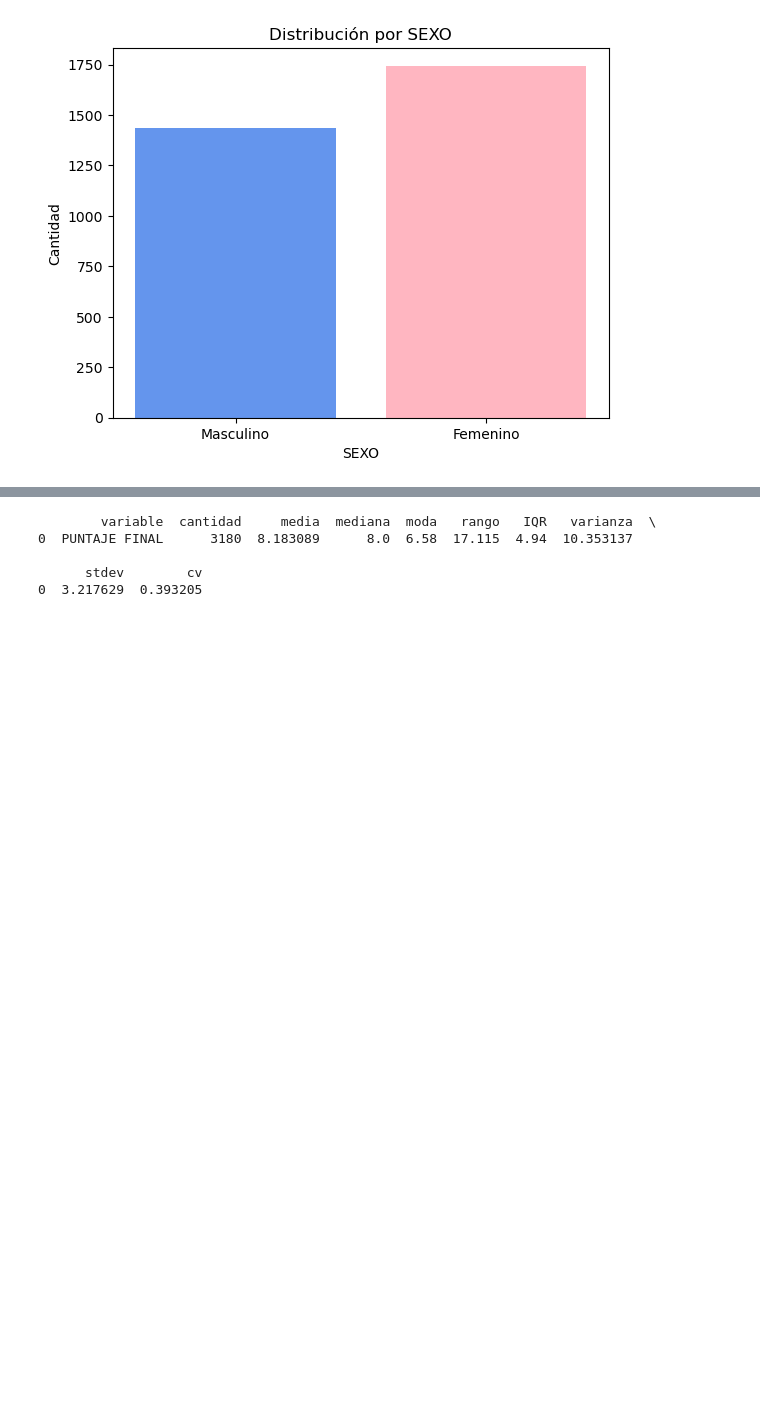
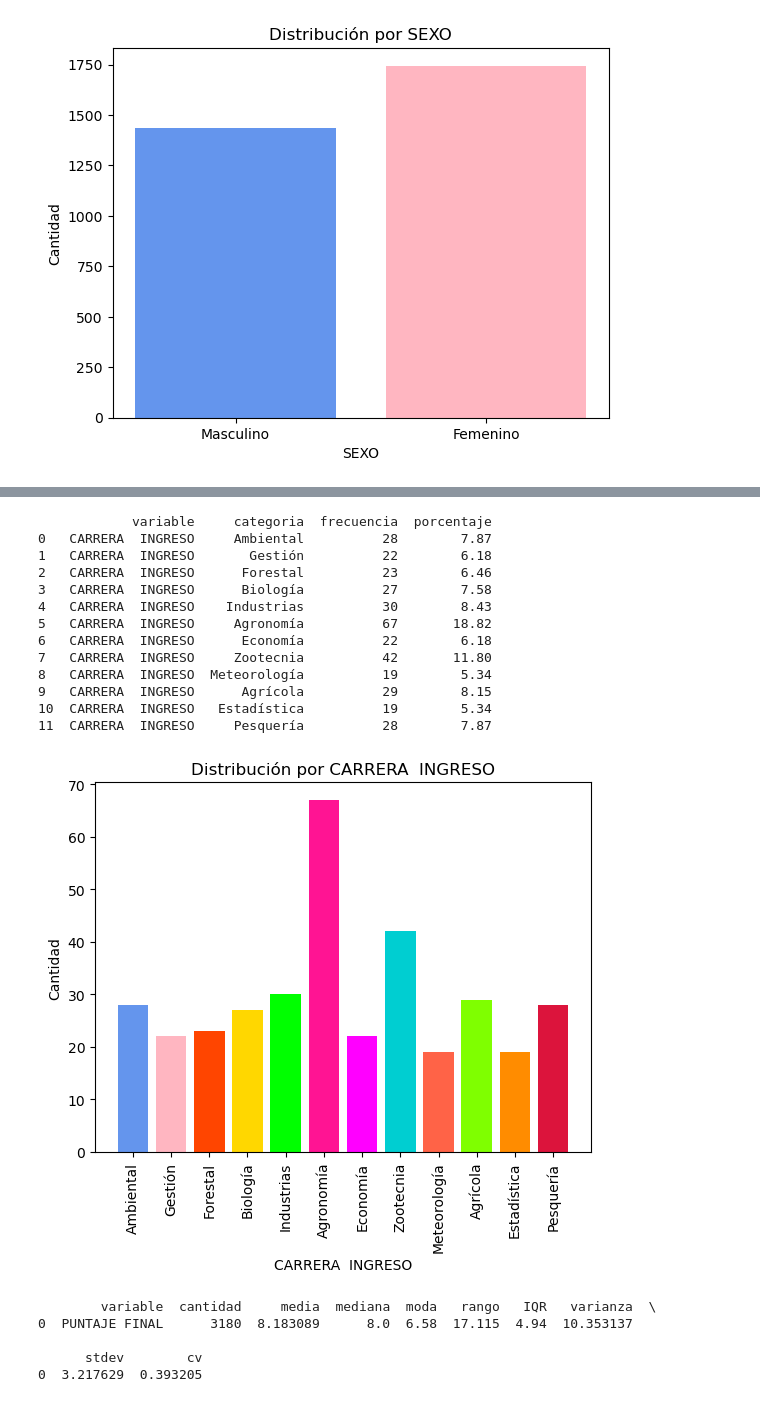
Before and after one commit to Lupinthethird2/GrupoLP2, a Jupyter notebook: proyecto_1.ipynb, the cells around one changed output, grey strips where cells are left out. Drawn from its saved outputs; the diff is of its cells as text; code cells hidden in the pictures; blank space fills up the shorter version.

Commit message:
Añadiendo un grafico de distribución de Ingresantes

```diff
--- a/proyecto_1.ipynb
+++ b/proyecto_1.ipynb
@@ -251,3 +262,26 @@ analizador_sexo.bar_plot()
+# %%
+# Prueba Categorica(Sexo)
+df_filtrado = df_postulantes[df_postulantes["CARRERA INGRESO"] != "NO INGRESÓ"]
+datos_carrera_ingreso = df_filtrado["CARRERA INGRESO"].tolist()
+analizador_carrera_ingreso = EstadisticasCat("CARRERA  INGRESO", datos_carrera_ingreso)
+print(analizador_carrera_ingreso.summary())
+#Grafico de barras
+analizador_carrera_ingreso.bar_plot()
+# %% [output]
+            variable     categoria  frecuencia  porcentaje
+0   CARRERA  INGRESO     Ambiental          28        7.87
+1   CARRERA  INGRESO       Gestión          22        6.18
+2   CARRERA  INGRESO      Forestal          23        6.46
+3   CARRERA  INGRESO      Biología          27        7.58
+4   CARRERA  INGRESO    Industrias          30        8.43
+5   CARRERA  INGRESO     Agronomía          67       18.82
+6   CARRERA  INGRESO      Economía          22        6.18
+7   CARRERA  INGRESO     Zootecnia          42       11.80
+8   CARRERA  INGRESO  Meteorología          19        5.34
+9   CARRERA  INGRESO      Agrícola          29        8.15
+10  CARRERA  INGRESO   Estadística          19        5.34
+11  CARRERA  INGRESO     Pesquería          28        7.87
+[figure, added]
 # %%
 # Prueba Numérica(Puntaje Final)
 datos_puntaje = df_postulantes["PUNTAJE FINAL"].tolist()
```
Also changed, not shown: parts of 1 cell of this notebook.
